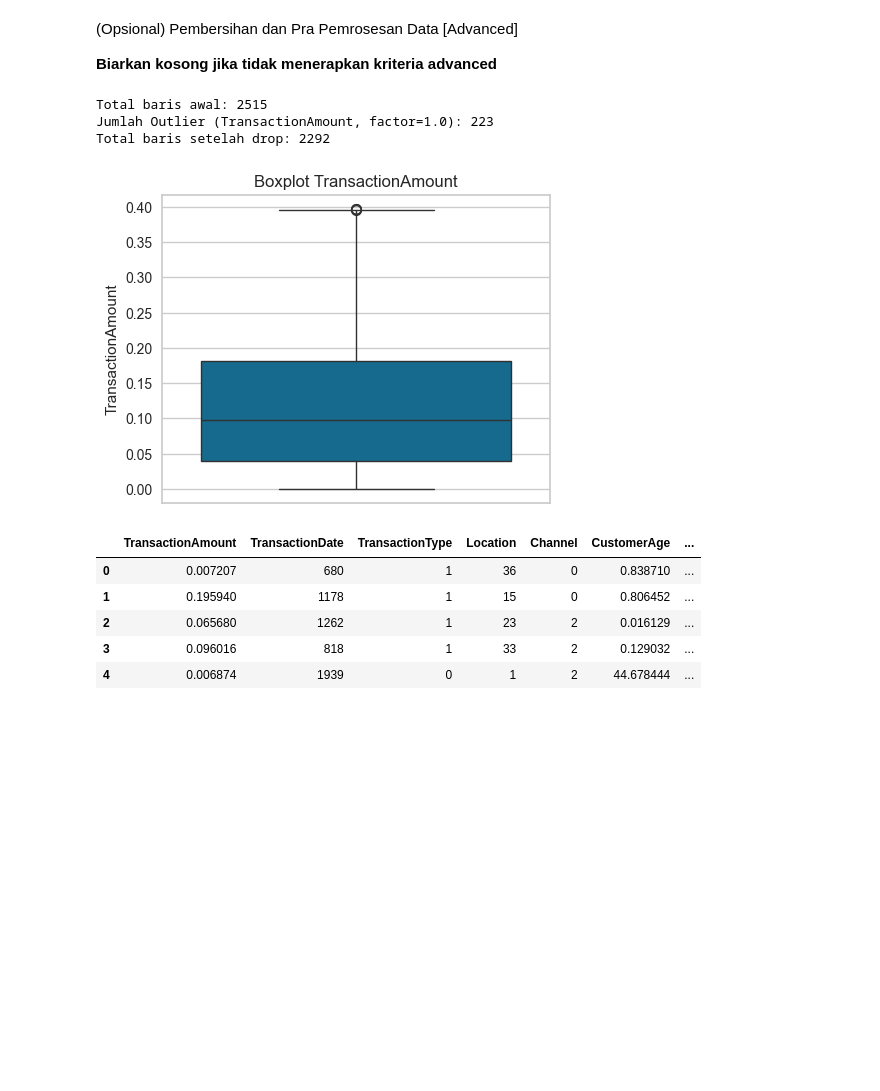
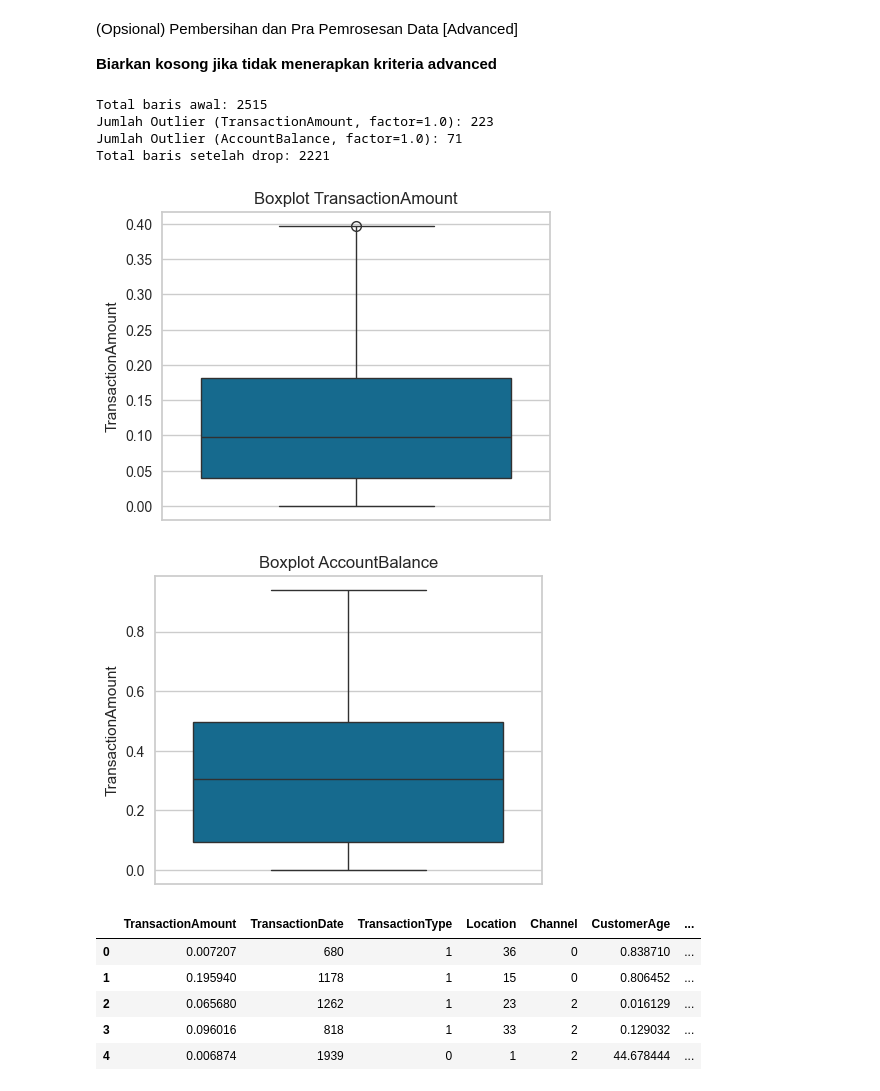
Before and after one commit to Raditfiransah/Project-Akhir-Machine-Learning-Dicoding, a Jupyter notebook: Copy_of_[Clustering]_Submission_Akhir_BMLP_Your_Name.ipynb, the cells around one changed output. Drawn from its saved outputs; the diff is of its cells as text; code cells hidden in the pictures; blank space fills up the shorter version.

```diff
--- a/Copy_of_[Clustering]_Submission_Akhir_BMLP_Your_Name.ipynb
+++ b/Copy_of_[Clustering]_Submission_Akhir_BMLP_Your_Name.ipynb
@@ -337,41 +335,44 @@ Jumlah dari data Duplikat sesudah dihapus: 0
 **Biarkan kosong jika tidak menerapkan kriteria advanced**
 # %%
 # Melakukan Handling Outlier Data berdasarkan jumlah outlier, apakah menggunakan metode drop atau mengisi nilai tersebut.
-col = "TransactionAmount"
-factor = 1.0  # Menggunakan 1.0 memperketat rentang
+col = ["TransactionAmount", "AccountBalance"]
+factor = 1.0
 
 numeric_cols = df_scaled.select_dtypes(include=[np.number]).columns
+print(f"Total baris awal: {int(len(df_scaled))}")
 
-# Hitung batas outlier berbasis IQR untuk kolom yang dipilih
-Q1 = df_scaled[col].quantile(0.25)
-Q3 = df_scaled[col].quantile(0.75)
-IQR = Q3 - Q1
+for cols in col:
 
-lower_bound = Q1 - factor * IQR
-upper_bound = Q3 + factor * IQR
+    Q1 = df_scaled[cols].quantile(0.25)
+    Q3 = df_scaled[cols].quantile(0.75)
+    IQR = Q3 - Q1
 
-outliers = (df_scaled[col] < lower_bound) | (df_scaled[col] > upper_bound)
-num_outliers = int(outliers.sum())
-total_rows = int(len(df_scaled))
+    lower_bound = Q1 - factor * IQR
+    upper_bound = Q3 + factor * IQR
 
-print(f"Total baris awal: {total_rows}")
-print(f"Jumlah Outlier ({col}, factor={factor}): {num_outliers}")
+    outliers = (df_scaled[cols] < lower_bound) | (df_scaled[cols] > upper_bound)
+    num_outliers = int(outliers.sum())
 
-df_scaled_dropped = df_scaled[~outliers]
-df_scaled = df_scaled_dropped
+    print(f"Jumlah Outlier ({cols}, factor={factor}): {num_outliers}")
+
+    df_scaled_dropped = df_scaled[~outliers]
+    df_scaled = df_scaled_dropped
 
 print(f"Total baris setelah drop: {len(df_scaled)}")
 
-plt.figure(figsize=(5,4))
-sns.boxplot(df_scaled["TransactionAmount"])
-plt.title(f'Boxplot {col}')
-plt.ylabel(col)
-plt.show()
+for cols in col:
+    plt.figure(figsize=(5,4))
+    sns.boxplot(df_scaled[cols])
+    plt.title(f'Boxplot {cols}')
+    plt.ylabel('TransactionAmount')
+    plt.show()
 # %% [output]
 Total baris awal: 2515
 Jumlah Outlier (TransactionAmount, factor=1.0): 223
-Total baris setelah drop: 2292
+Jumlah Outlier (AccountBalance, factor=1.0): 71
+Total baris setelah drop: 2221
 [figure]
+[figure, added]
 # %%
   # Melakukan binning data berdasarkan kondisi rentang nilai pada fitur numerik,
 # lakukan pada satu sampai dua fitur numerik.
```
Also changed, not shown: parts of 14 cells of this notebook, 3 other files.
